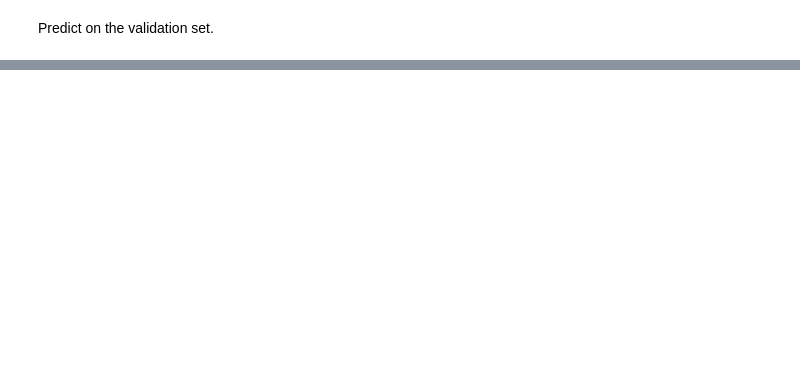
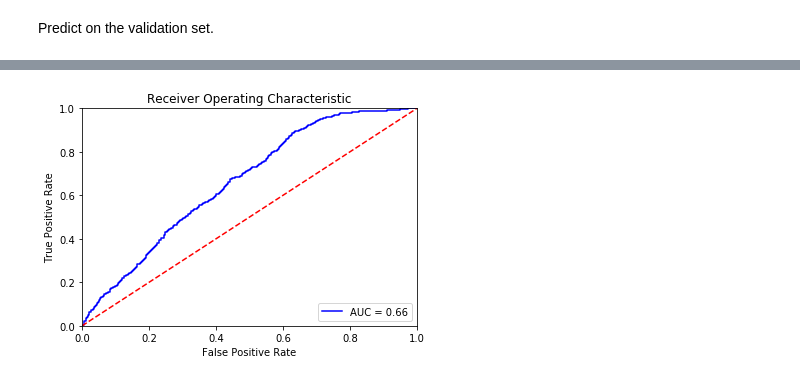
Before and after one commit to joelper/CS229A, a Jupyter notebook: Models/Logistic_regression/logistic_regression.ipynb, the cells around one changed output, grey strips where cells are left out. Cells and saved outputs as stored; diff of their text form; code cells hidden in the pictures; blank space fills up the shorter version.

```diff
--- a/Models/Logistic_regression/logistic_regression.ipynb
+++ b/Models/Logistic_regression/logistic_regression.ipynb
@@ -127,0 +225,18 @@ Accruacy on validation set:  0.5954999999999999
+# %%
+clf_32 = LogisticRegression(random_state=0, solver='lbfgs', C=reg[np.argmax(auc_val_32)], multi_class='multinomial').fit(X_32, Y)
+probs_32 = clf_32.predict_proba(X_val_32)[:,1]
+
+fpr_32, tpr_32, threshold_32 = metrics.roc_curve(Y_val, probs_32)
+roc_auc_32 = metrics.auc(fpr_32, tpr_32)
+# %%
+plt.title('Receiver Operating Characteristic')
+plt.plot(fpr_32, tpr_32, 'b', label = 'AUC = %0.2f' % roc_auc_32)
+plt.legend(loc = 'lower right')
+plt.plot([0, 1], [0, 1],'r--')
+plt.xlim([0, 1])
+plt.ylim([0, 1])
+plt.ylabel('True Positive Rate')
+plt.xlabel('False Positive Rate')
+plt.show()
+# %% [output]
+[figure, added]
```
Also changed, not shown: parts of 20 cells of this notebook.
